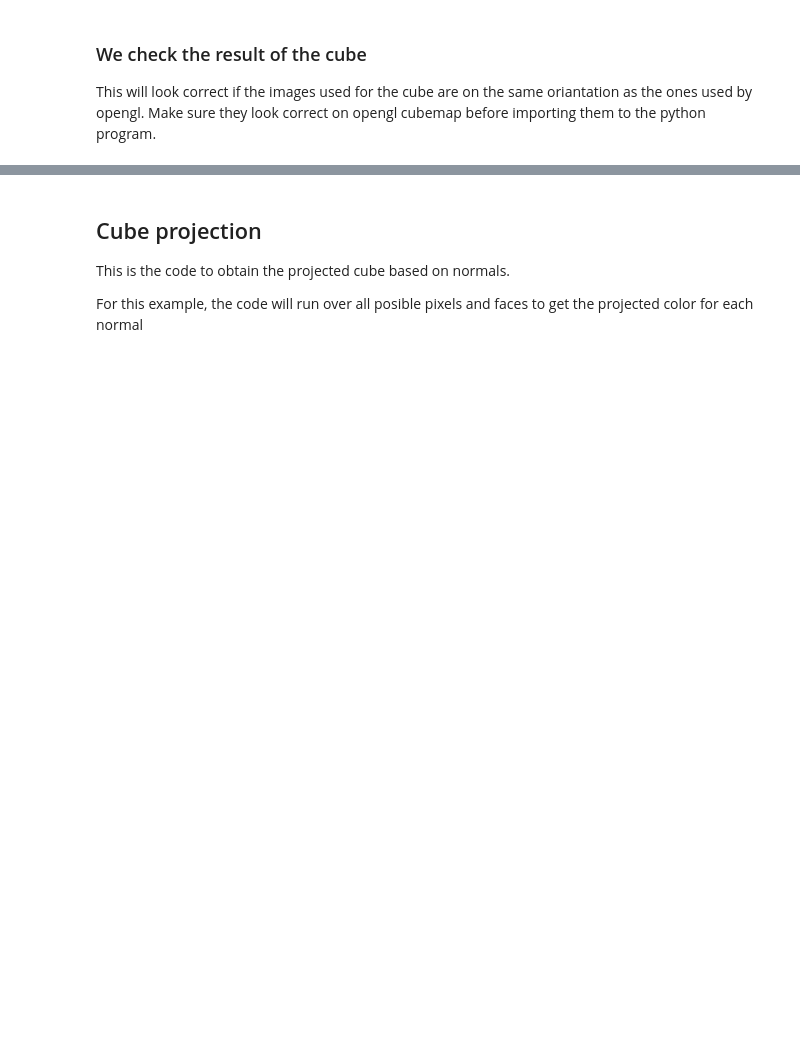
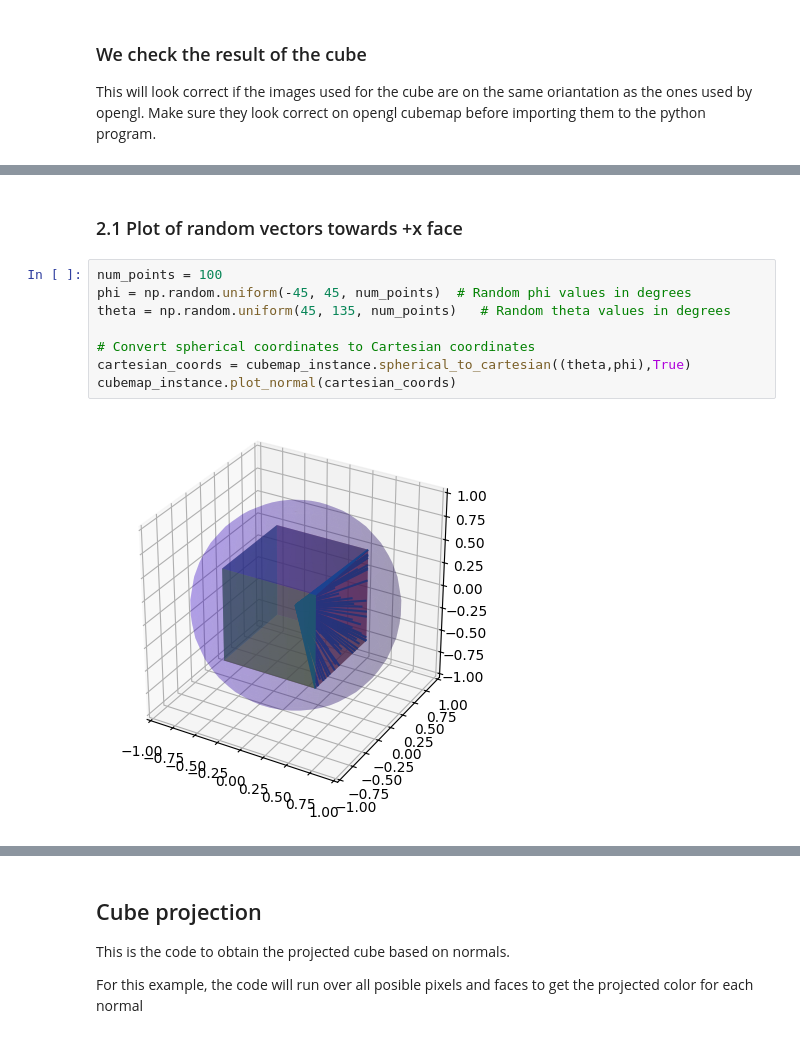
Before and after one commit to carlesmatoses/diffuse-specular-radiance-map, a Jupyter notebook: diffuse_map.ipynb, the cells around one changed output, grey strips where cells are left out. Cells and saved outputs as stored; diff of their text form; blank space fills up the shorter version.

```diff
--- a/diffuse_map.ipynb
+++ b/diffuse_map.ipynb
@@ -319,0 +415,12 @@ We can generate the hemisphere vectors on random distribution on one direction a
+# %% [markdown]
+### 2.1 Plot of random vectors towards +x face
+# %%
+num_points = 100
+phi = np.random.uniform(-45, 45, num_points)  # Random phi values in degrees
+theta = np.random.uniform(45, 135, num_points)   # Random theta values in degrees
+
+# Convert spherical coordinates to Cartesian coordinates
+cartesian_coords = cubemap_instance.spherical_to_cartesian((theta,phi),True)
+cubemap_instance.plot_normal(cartesian_coords)
+# %% [output]
+[figure, added]
```
Also changed, not shown: parts of 47 cells of this notebook, 7 other files.
